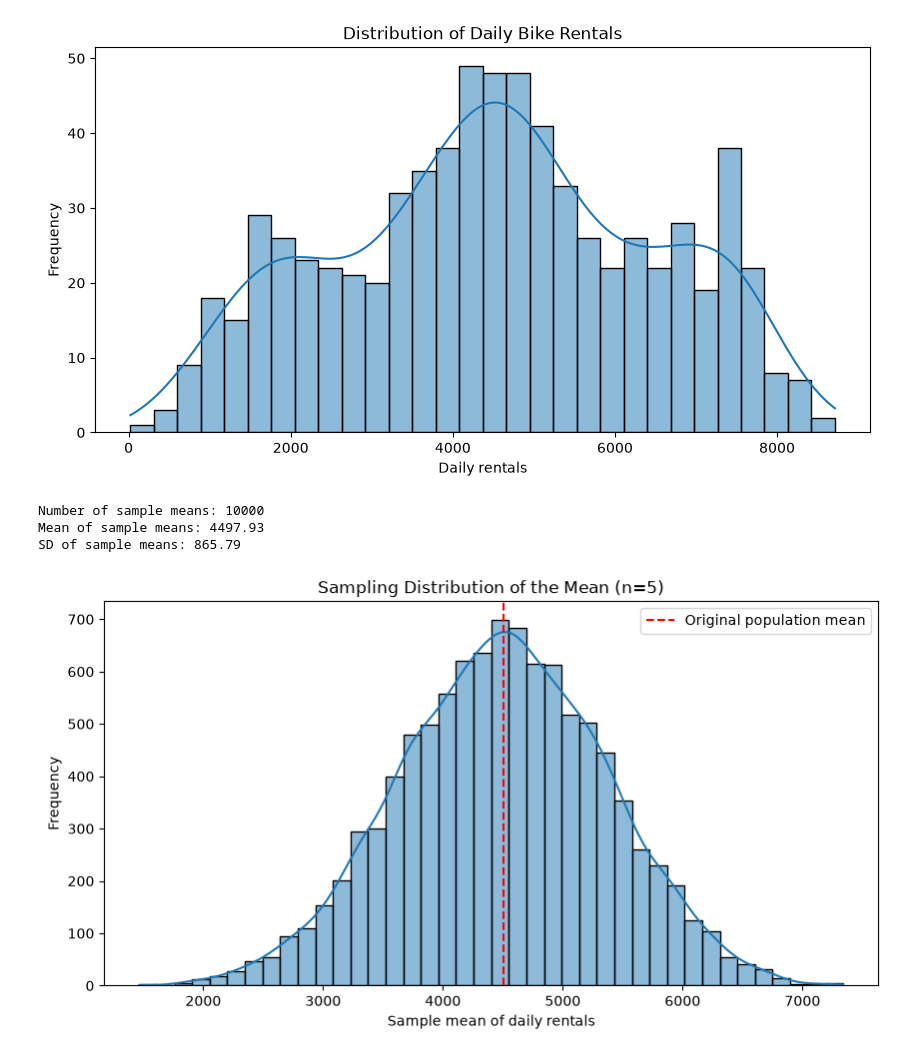
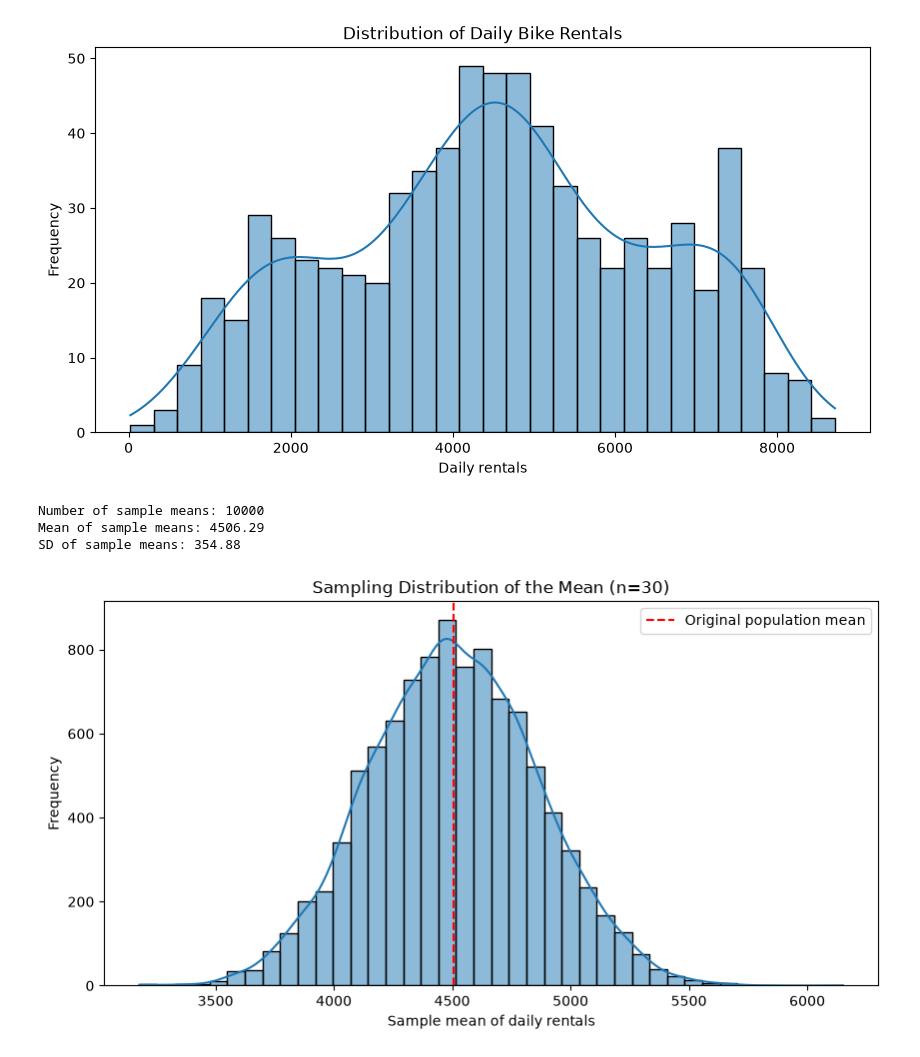
Before and after one commit to Debarghapaulgh/clt-real-world-investigation, a Jupyter notebook: notebooks/01_data_exploration.ipynb, the cells around one changed output. Cells and saved outputs as stored; diff of their text form; code cells hidden in the pictures.

Commit message:
Update simulation experiment with sample size n=30

```diff
--- a/notebooks/01_data_exploration.ipynb
+++ b/notebooks/01_data_exploration.ipynb
@@ -239,7 +239,7 @@ import seaborn as sns
 
 rng = np.random.default_rng(42)
 
-sample_size = 5
+sample_size = 30
 n_simulations = 10_000
 
 # Draw 10,000 independent samples, each containing 5 observations
@@ -247,33 +247,33 @@ samples = rng.choice(
     rentals,
     size=(n_simulations, sample_size),
     replace=True
 )
 
 # Calculate the mean of each sample
 sample_means = samples.mean(axis=1)
 
 # Examine the sampling distribution
 print(f"Number of sample means: {len(sample_means)}")
 print(f"Mean of sample means: {sample_means.mean():.2f}")
 print(f"SD of sample means: {sample_means.std():.2f}")
 
 plt.figure(figsize=(10, 5))
 sns.histplot(sample_means, bins=40, kde=True)
 
 plt.axvline(
     rentals.mean(),
     color="red",
     linestyle="--",
     label="Original population mean"
 )
 
 plt.title(f"Sampling Distribution of the Mean (n={sample_size})")
 plt.xlabel("Sample mean of daily rentals")
 plt.ylabel("Frequency")
 plt.legend()
 plt.show()
 # %% [output]
 Number of sample means: 10000
-Mean of sample means: 4497.93
-SD of sample means: 865.79
+Mean of sample means: 4506.29
+SD of sample means: 354.88
-[figure, old version]
+[figure, new version]
```
